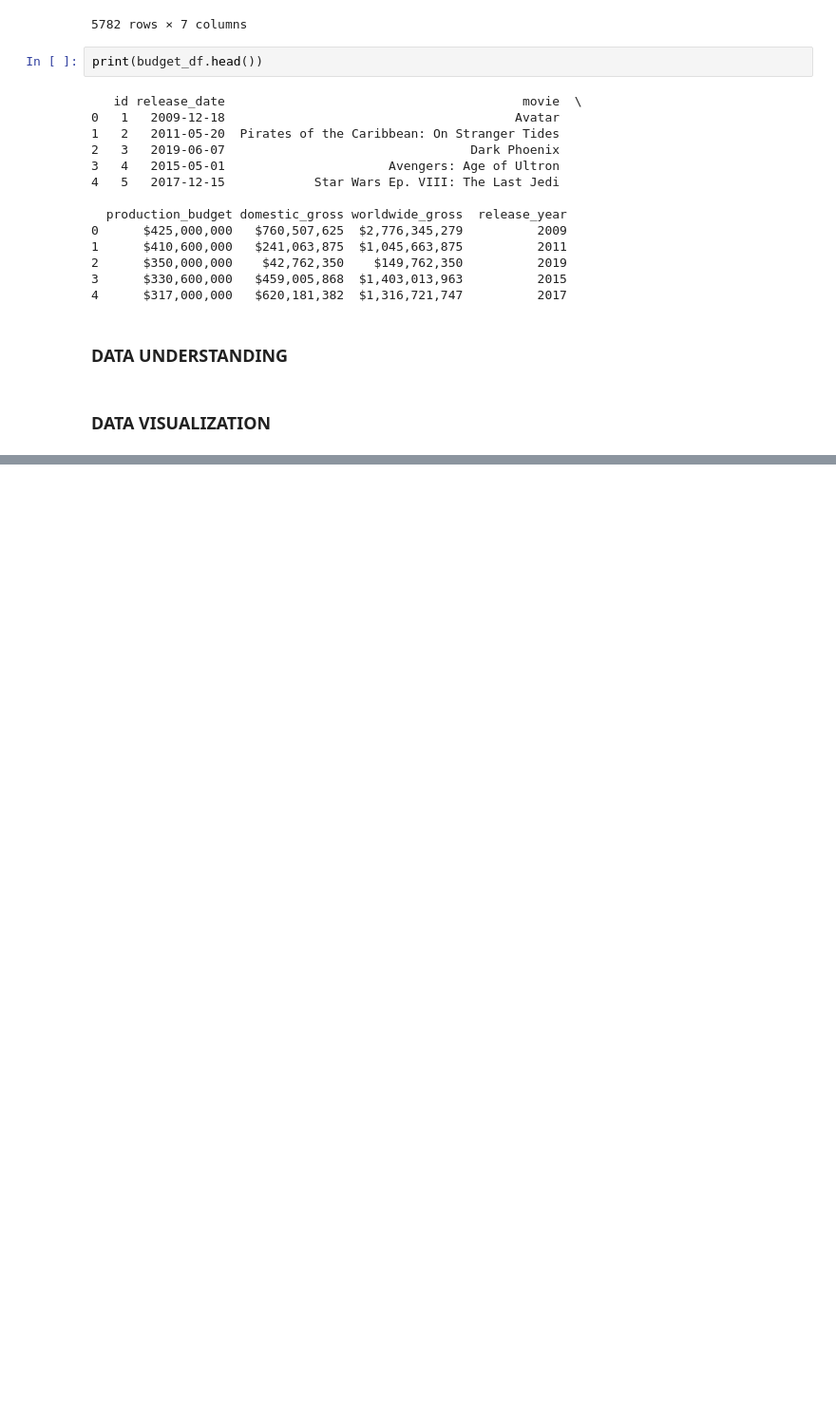
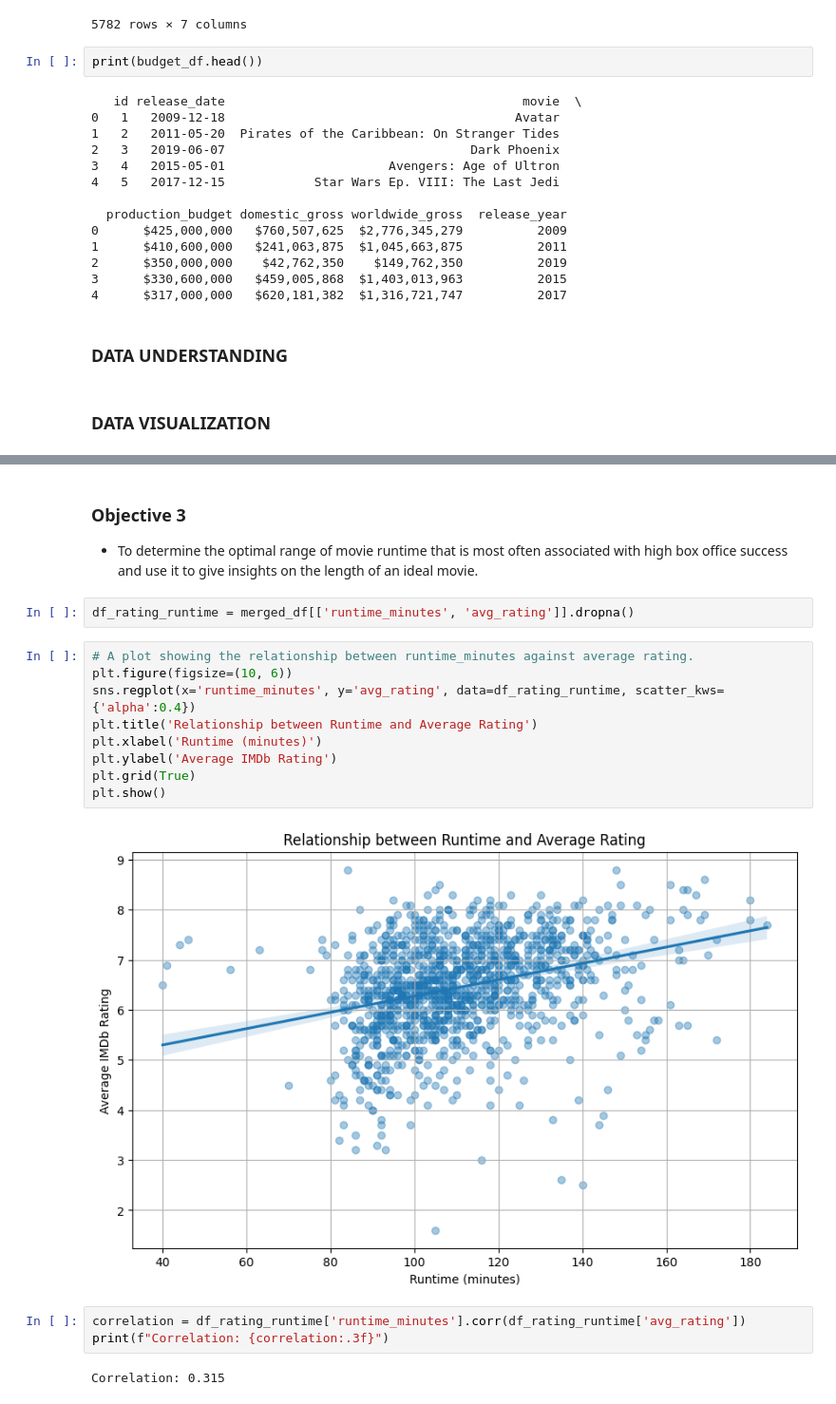
Before and after one commit to Cornelius-ngatia/Group-5-Phase-2-project, a Jupyter notebook: index.ipynb, the cells around one changed output, grey strips where cells are left out. Shown at 95% size. Saved outputs shown, nothing was run; the diff lists cells and outputs as text; blank space fills up the shorter version.

```diff
--- a/index.ipynb
+++ b/index.ipynb
@@ -347,0 +462,21 @@ print(budget_df.head())
+# %% [markdown]
+### Objective 3
+- To determine the optimal range of movie runtime that is most often associated with high box office success and use it to give insights on the length of an ideal movie.
+# %%
+df_rating_runtime = merged_df[['runtime_minutes', 'avg_rating']].dropna()
+# %%
+# A plot showing the relationship between runtime_minutes against average rating.
+plt.figure(figsize=(10, 6))
+sns.regplot(x='runtime_minutes', y='avg_rating', data=df_rating_runtime, scatter_kws={'alpha':0.4})
+plt.title('Relationship between Runtime and Average Rating')
+plt.xlabel('Runtime (minutes)')
+plt.ylabel('Average IMDb Rating')
+plt.grid(True)
+plt.show()
+# %% [output]
+[figure, added]
+# %%
+correlation = df_rating_runtime['runtime_minutes'].corr(df_rating_runtime['avg_rating'])
+print(f"Correlation: {correlation:.3f}")
+# %% [output]
+Correlation: 0.315
```
Also changed, not shown: parts of 20 cells of this notebook.
